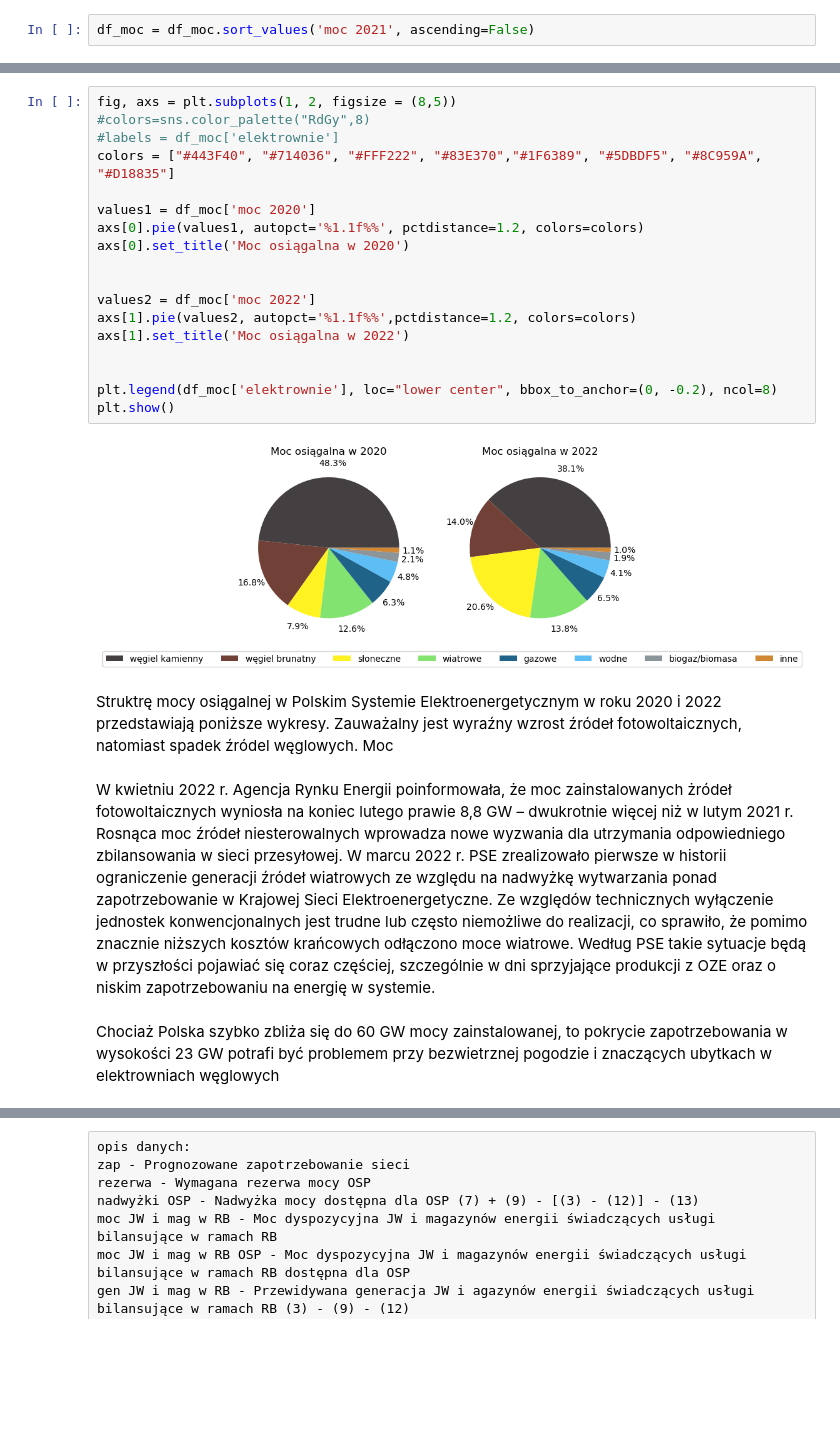
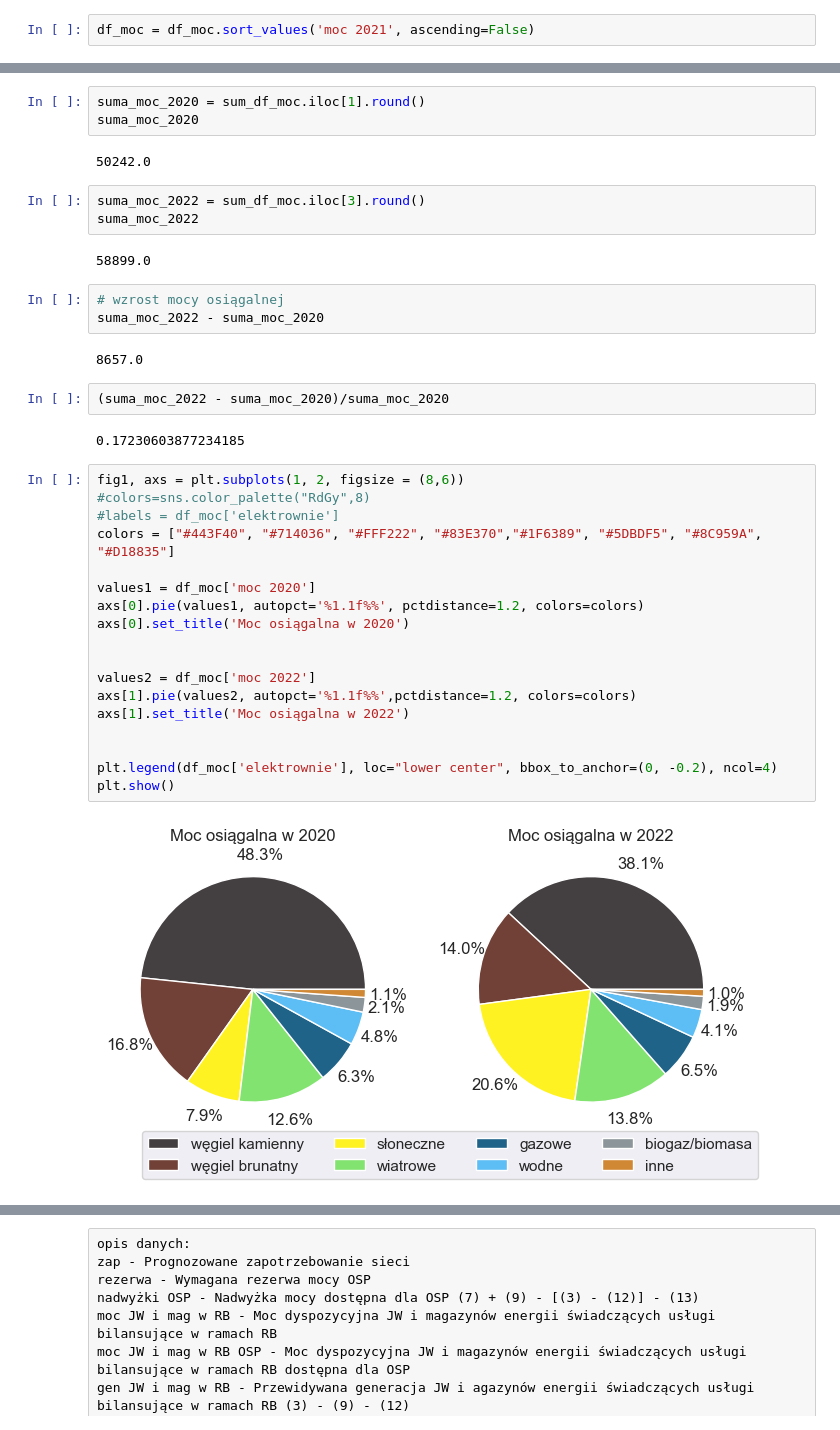
Before and after one commit to Justyna-Bikowska/Justyna_projekt, a Jupyter notebook: analiza plan PSE.ipynb, the cells around one changed output, grey strips where cells are left out. Cells and saved outputs as stored; diff of their text form; blank space fills up the shorter version.

```diff
--- a/analiza plan PSE.ipynb
+++ b/analiza plan PSE.ipynb
@@ -74,28 +108,39 @@ df_moc = df_moc.sort_values('moc 2021', ascending=False)
+# %%
+suma_moc_2020 = sum_df_moc.iloc[1].round()
+suma_moc_2020
+# %% [output]
+50242.0
+# %%
+suma_moc_2022 = sum_df_moc.iloc[3].round()
+suma_moc_2022
+# %% [output]
+58899.0
+# %%
+# wzrost mocy osiągalnej
+suma_moc_2022 - suma_moc_2020
+# %% [output]
+8657.0
+# %%
+(suma_moc_2022 - suma_moc_2020)/suma_moc_2020
+# %% [output]
+0.17230603877234185
 # %%
-fig, axs = plt.subplots(1, 2, figsize = (8,5))
+fig1, axs = plt.subplots(1, 2, figsize = (8,6))
 #colors=sns.color_palette("RdGy",8)
 #labels = df_moc['elektrownie']
 colors = ["#443F40", "#714036", "#FFF222", "#83E370","#1F6389", "#5DBDF5", "#8C959A", "#D18835"]
 
 values1 = df_moc['moc 2020']
 axs[0].pie(values1, autopct='%1.1f%%', pctdistance=1.2, colors=colors)
 axs[0].set_title('Moc osiągalna w 2020')
 
 
 values2 = df_moc['moc 2022']
 axs[1].pie(values2, autopct='%1.1f%%',pctdistance=1.2, colors=colors)
 axs[1].set_title('Moc osiągalna w 2022')
 
 
-plt.legend(df_moc['elektrownie'], loc="lower center", bbox_to_anchor=(0, -0.2), ncol=8)
+plt.legend(df_moc['elektrownie'], loc="lower center", bbox_to_anchor=(0, -0.2), ncol=4)
 plt.show()
 # %% [output]
-[figure, old version]
+[figure, new version]
-# %% [markdown]
-Struktrę mocy osiągalnej w Polskim Systemie Elektroenergetycznym w roku 2020 i 2022 przedstawiają poniższe wykresy.
-Zauważalny jest wyraźny wzrost źródeł fotowoltaicznych, natomiast spadek źródel węglowych. Moc
-# %% [markdown]
-W kwietniu 2022 r. Agencja Rynku Energii poinformowała, że moc zainstalowanych żródeł fotowoltaicznych wyniosła na koniec lutego prawie 8,8 GW – dwukrotnie więcej niż w lutym 2021 r. Rosnąca moc źródeł niesterowalnych wprowadza nowe wyzwania dla utrzymania odpowiedniego zbilansowania w sieci przesyłowej. W marcu 2022 r. PSE zrealizowało pierwsze w historii ograniczenie generacji źródeł wiatrowych ze względu na nadwyżkę wytwarzania ponad zapotrzebowanie w Krajowej Sieci Elektroenergetyczne.
-Ze względów technicznych wyłączenie jednostek konwencjonalnych jest trudne lub często niemożliwe do realizacji, co sprawiło, że pomimo znacznie niższych kosztów krańcowych odłączono moce wiatrowe. Według PSE takie sytuacje będą w przyszłości pojawiać się coraz częściej, szczególnie w dni sprzyjające produkcji z OZE oraz o niskim zapotrzebowaniu na energię w systemie.
-# %% [markdown]
-Chociaż Polska szybko zbliża się do 60 GW mocy zainstalowanej, to pokrycie zapotrzebowania w wysokości 23 GW potrafi być problemem przy bezwietrznej pogodzie i znaczących ubytkach w elektrowniach węglowych
```
Also changed, not shown: parts of 114 cells of this notebook, 1 other file.
